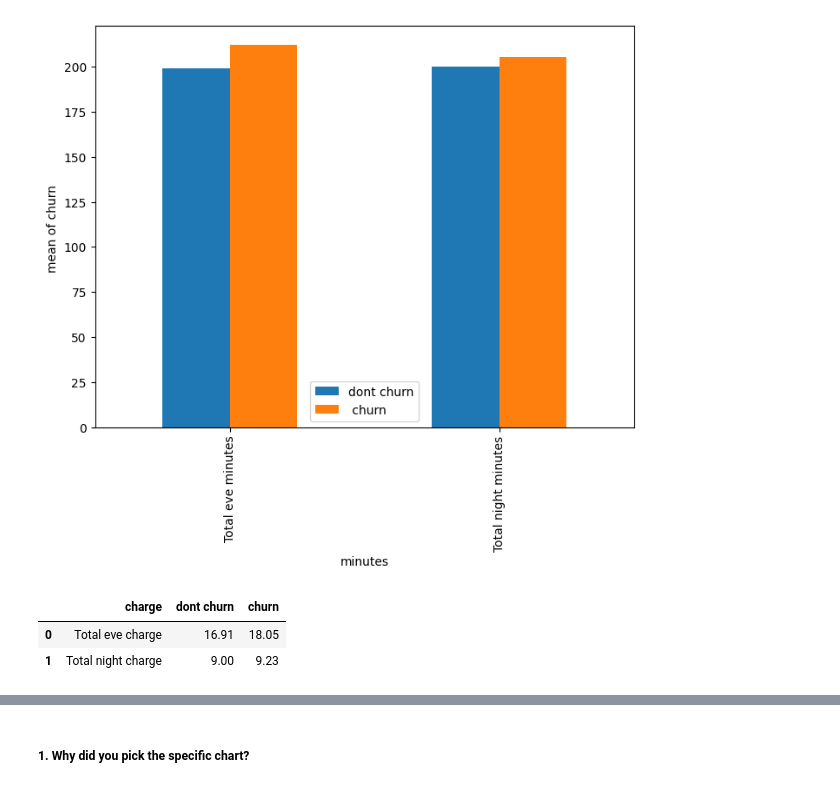
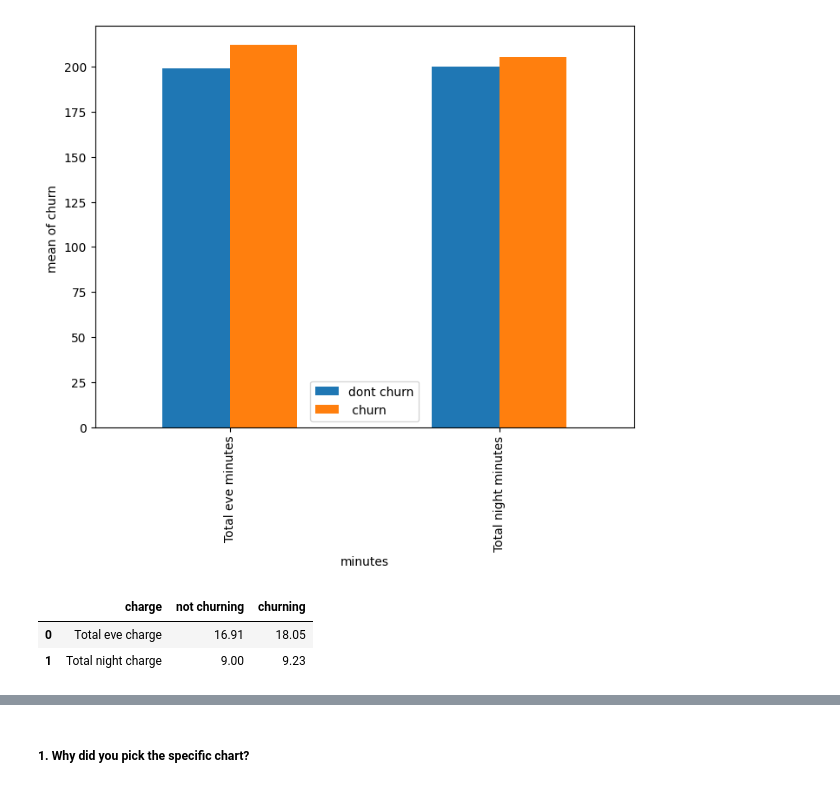
Before and after one commit to AnujRameshRindhe/EDA_Telecom_Churn_analysis, a Jupyter notebook: Telecom_churn_analysis.ipynb, the cells around one changed output, grey strips where cells are left out. Drawn from its saved outputs; the diff is of its cells as text; code cells hidden in the pictures.

```diff
--- a/Telecom_churn_analysis.ipynb
+++ b/Telecom_churn_analysis.ipynb
@@ -1435,21 +1433,20 @@ minutes_code2.plot(kind='bar', x='minutes',xlabel='minutes',ylabel='mean of chur
 <Axes: xlabel='minutes', ylabel='mean of churn '>
 [figure]
 # %%
-# Import pandas library
-import pandas as pd
+
 
 # initialize list of lists
 data3 = [ ['Total eve charge',16.91, 18.05], ['Total night charge',9,9.23]]
 
 #7.012,6.12,6.86
 
 # Create the pandas DataFrame
-minutes_code3 = pd.DataFrame(data3, columns = ['charge', 'dont churn',' churn'])
+minutes_code3 = pd.DataFrame(data3, columns = ['charge', 'not churning',' churning'])
 
 # print dataframe.
 minutes_code3
 # %% [output]
-|  | charge | dont churn | churn |
+|  | charge | not churning | churning |
 | 0 | Total eve charge | 16.91 | 18.05 |
 | 1 | Total night charge | 9.00 | 9.23 |
 # %%
```
Also changed, not shown: parts of 15 cells of this notebook.
